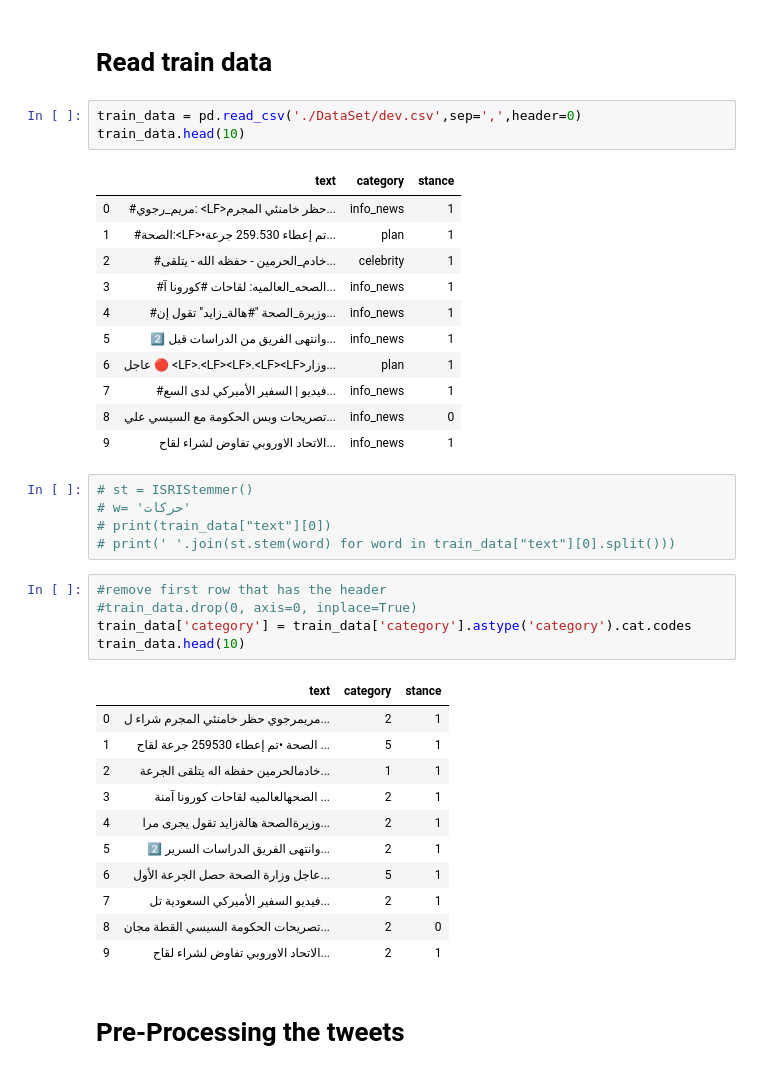
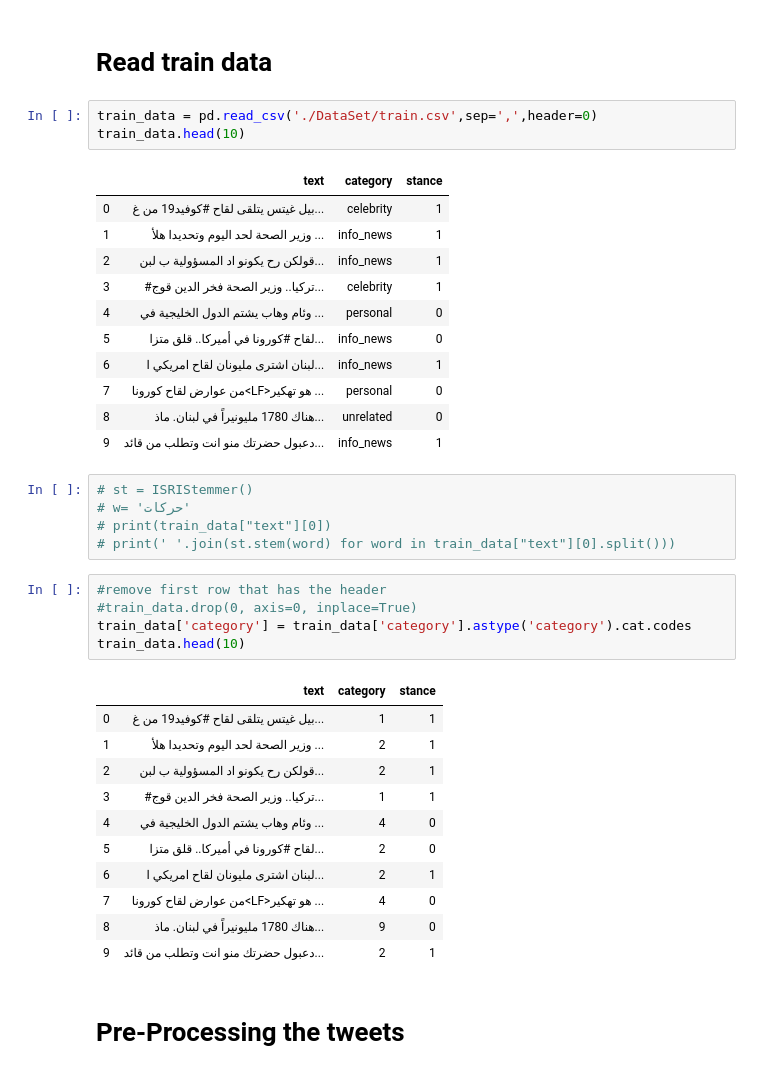
Before and after one commit to nadaelsayed11/Arabic-Tweets-Sentiment-Classification, a Jupyter notebook: features_extraction.ipynb, the cells around one changed output. Saved outputs shown, nothing was run; the diff lists cells and outputs as text.

```diff
--- a/features_extraction.ipynb
+++ b/features_extraction.ipynb
@@ -25,20 +17,20 @@ You should consider upgrading via the 'c:\users\raghod\anaconda3\python.exe -m p
 # %% [markdown]
 # Read train data
 # %%
-train_data = pd.read_csv('./DataSet/dev.csv',sep=',',header=0)
+train_data = pd.read_csv('./DataSet/train.csv',sep=',',header=0)
 train_data.head(10)
 # %% [output]
 |  | text | category | stance |
-| 0 | #مريم_رجوي: <LF>حظر خامنئي المجرم... | info_news | 1 |
-| 1 | #الصحة:<LF>•تم إعطاء 259.530 جرعة... | plan | 1 |
-| 2 | #خادم_الحرمين - حفظه الله - يتلقى... | celebrity | 1 |
-| 3 | #الصحه_العالميه: لقاحات #كورونا آ... | info_news | 1 |
-| 4 | #وزيرة_الصحة "#هالة_زايد" تقول إن... | info_news | 1 |
-| 5 | 2️⃣ وانتهى الفريق من الدراسات قبل... | info_news | 1 |
-| 6 | عاجل 🔴 <LF>.<LF><LF>.<LF><LF>وزار... | plan | 1 |
-| 7 | #فيديو | السفير الأميركي لدى السع... | info_news | 1 |
-| 8 | تصريحات وبس الحكومة مع السيسي علي... | info_news | 0 |
-| 9 | الاتحاد الاوروبي تفاوض لشراء لقاح... | info_news | 1 |
+| 0 | بيل غيتس يتلقى لقاح #كوفيد19 من غ... | celebrity | 1 |
+| 1 | وزير الصحة لحد اليوم وتحديدا هلأ ... | info_news | 1 |
+| 2 | قولكن رح يكونو اد المسؤولية ب لبن... | info_news | 1 |
+| 3 | #تركيا.. وزير الصحة فخر الدين قوج... | celebrity | 1 |
+| 4 | وئام وهاب يشتم الدول الخليجية في ... | personal | 0 |
+| 5 | لقاح #كورونا في أميركا.. قلق متزا... | info_news | 0 |
+| 6 | لبنان اشترى مليونان لقاح امريكي ا... | info_news | 1 |
+| 7 | من عوارض لقاح كورونا<LF>هو تهكير ... | personal | 0 |
+| 8 | هناك 1780 مليونيراً في لبنان. ماذ... | unrelated | 0 |
+| 9 | دعبول حضرتك منو انت وتطلب من قائد... | info_news | 1 |
 # %%
 # st = ISRIStemmer()
 # w= 'حركات'
@@ -51,16 +43,16 @@ train_data['category'] = train_data['category'].astype('category').cat.codes
 train_data.head(10)
 # %% [output]
 |  | text | category | stance |
-| 0 | مريمرجوي حظر خامنئي المجرم شراء ل... | 2 | 1 |
-| 1 | الصحة •تم إعطاء 259530 جرعة لقاح ... | 5 | 1 |
-| 2 | خادمالحرمين حفظه اله يتلقى الجرعة... | 1 | 1 |
-| 3 | الصحهالعالميه لقاحات كورونا آمنة ... | 2 | 1 |
-| 4 | وزيرةالصحة هالةزايد تقول يجرى مرا... | 2 | 1 |
-| 5 | 2️⃣ وانتهى الفريق الدراسات السرير... | 2 | 1 |
-| 6 | عاجل وزارة الصحة حصل الجرعة الأول... | 5 | 1 |
-| 7 | فيديو السفير الأميركي السعودية تل... | 2 | 1 |
-| 8 | تصريحات الحكومة السيسي القطة مجان... | 2 | 0 |
-| 9 | الاتحاد الاوروبي تفاوض لشراء لقاح... | 2 | 1 |
+| 0 | بيل غيتس يتلقى لقاح #كوفيد19 من غ... | 1 | 1 |
+| 1 | وزير الصحة لحد اليوم وتحديدا هلأ ... | 2 | 1 |
+| 2 | قولكن رح يكونو اد المسؤولية ب لبن... | 2 | 1 |
+| 3 | #تركيا.. وزير الصحة فخر الدين قوج... | 1 | 1 |
+| 4 | وئام وهاب يشتم الدول الخليجية في ... | 4 | 0 |
+| 5 | لقاح #كورونا في أميركا.. قلق متزا... | 2 | 0 |
+| 6 | لبنان اشترى مليونان لقاح امريكي ا... | 2 | 1 |
+| 7 | من عوارض لقاح كورونا<LF>هو تهكير ... | 4 | 0 |
+| 8 | هناك 1780 مليونيراً في لبنان. ماذ... | 9 | 0 |
+| 9 | دعبول حضرتك منو انت وتطلب من قائد... | 2 | 1 |
 # %% [markdown]
 # Pre-Processing the tweets
 # %%
```
Also changed, not shown: parts of 24 cells of this notebook.
